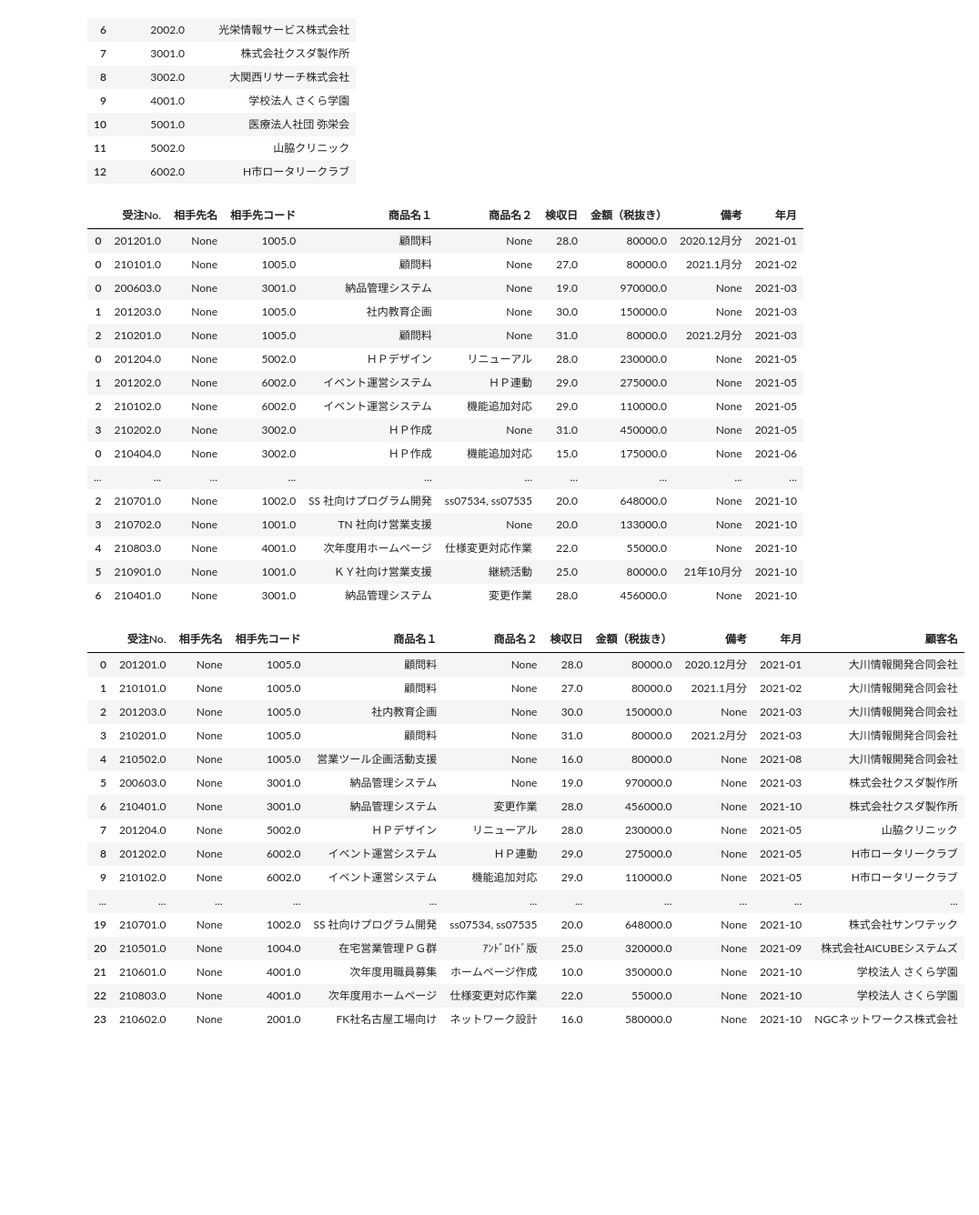
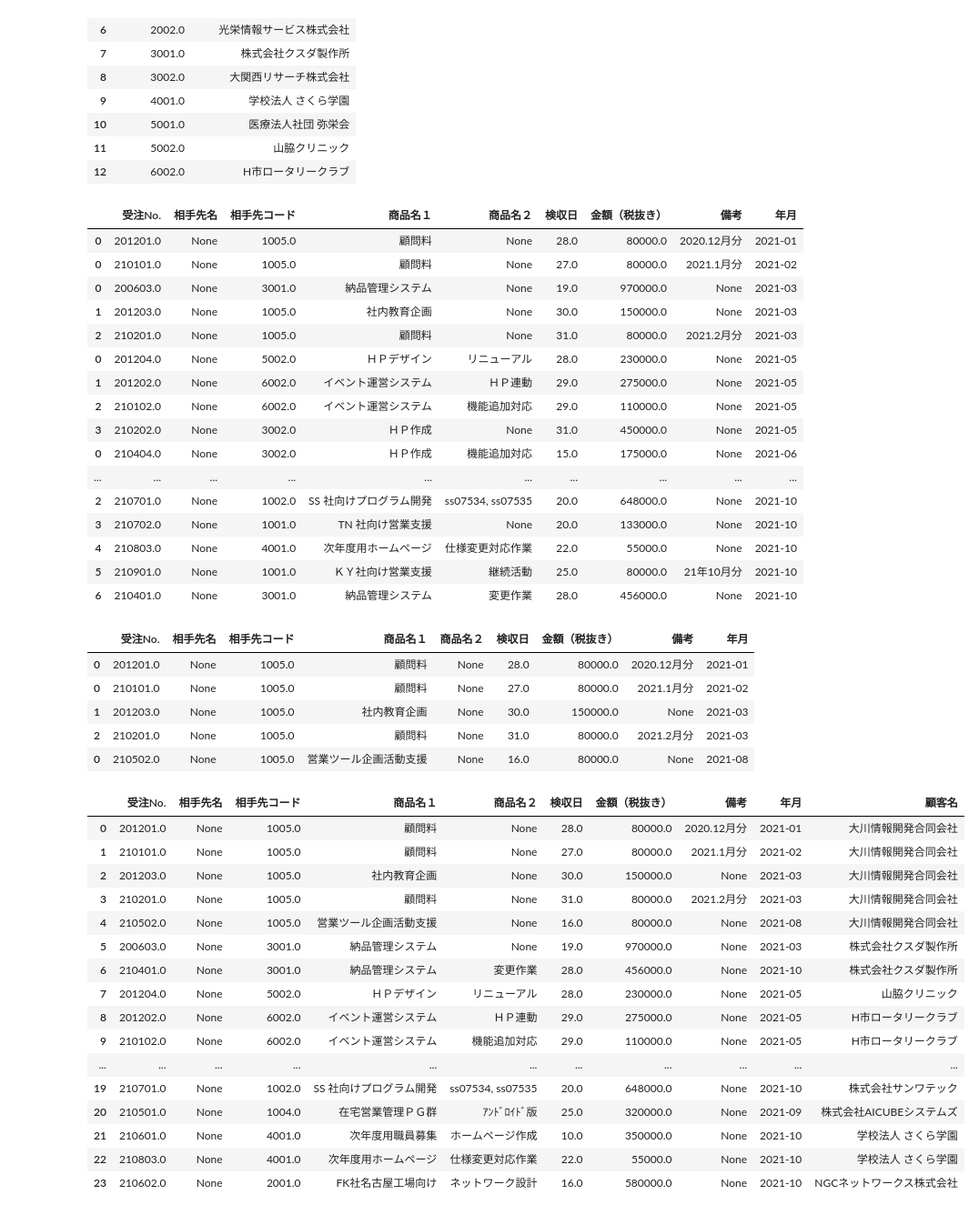
Before and after one commit to Satou-Kazuki/Cloud_Dev_Study, a Jupyter notebook: work/sato-kazuki.ipynb, the cells around one changed output. Shown: that part at 91% size. Saved outputs shown, nothing was run; the diff lists cells and outputs as text; code cells hidden in the pictures; blank space fills up the shorter version.

```diff
--- a/work/sato-kazuki.ipynb
+++ b/work/sato-kazuki.ipynb
@@ -94,51 +94,57 @@ for i,sheet in enumerate(sheet_list):
     #seikyu_df = seikyu_df.set_index('年月',drop = True)
     seikyu_all = pd.concat([seikyu_all, seikyu_df])
 
-display(seikyu_all)
+#display(seikyu_all)
 
 seikyu_sitei = pd.DataFrame()
 
 #seikyu_sitei = seikyu_all[(seikyu_all["相手先コード"] == 1005) &  (seikyu_all["年月"] == "2021-02")]
 seikyu_sitei = seikyu_all[seikyu_all["相手先コード"] == 1005]
 
 #請求一覧、顧客一覧データフレームをマージする。
 merge_df = pd.merge(seikyu_all,cs_df)
 display(seikyu_sitei)
 display(merge_df)
 
 #pprint.pprint(l_2d, width=40)
 # %% [output]
 |  | 受注No. | 相手先名 | 相手先コード | 商品名１ | 商品名２ | 検収日 | 金額（税抜き） | 備考 | 年月 |
 | 0 | 201201.0 | None | 1005.0 | 顧問料 | None | 28.0 | 80000.0 | 2020.12月分 | 2021-01 |
 | 0 | 210101.0 | None | 1005.0 | 顧問料 | None | 27.0 | 80000.0 | 2021.1月分 | 2021-02 |
 | 0 | 200603.0 | None | 3001.0 | 納品管理システム | None | 19.0 | 970000.0 | None | 2021-03 |
 | 1 | 201203.0 | None | 1005.0 | 社内教育企画 | None | 30.0 | 150000.0 | None | 2021-03 |
 | 2 | 210201.0 | None | 1005.0 | 顧問料 | None | 31.0 | 80000.0 | 2021.2月分 | 2021-03 |
 | 0 | 201204.0 | None | 5002.0 | ＨＰデザイン | リニューアル | 28.0 | 230000.0 | None | 2021-05 |
 | 1 | 201202.0 | None | 6002.0 | イベント運営システム | ＨＰ連動 | 29.0 | 275000.0 | None | 2021-05 |
 | 2 | 210102.0 | None | 6002.0 | イベント運営システム | 機能追加対応 | 29.0 | 110000.0 | None | 2021-05 |
 | 3 | 210202.0 | None | 3002.0 | ＨＰ作成 | None | 31.0 | 450000.0 | None | 2021-05 |
 | 0 | 210404.0 | None | 3002.0 | ＨＰ作成 | 機能追加対応 | 15.0 | 175000.0 | None | 2021-06 |
 | ... | ... | ... | ... | ... | ... | ... | ... | ... | ... |
 | 2 | 210701.0 | None | 1002.0 | SS 社向けプログラム開発 | ss07534, ss07535 | 20.0 | 648000.0 | None | 2021-10 |
 | 3 | 210702.0 | None | 1001.0 | TN 社向け営業支援 | None | 20.0 | 133000.0 | None | 2021-10 |
 | 4 | 210803.0 | None | 4001.0 | 次年度用ホームページ | 仕様変更対応作業 | 22.0 | 55000.0 | None | 2021-10 |
 | 5 | 210901.0 | None | 1001.0 | ＫＹ社向け営業支援 | 継続活動 | 25.0 | 80000.0 | 21年10月分 | 2021-10 |
 | 6 | 210401.0 | None | 3001.0 | 納品管理システム | 変更作業 | 28.0 | 456000.0 | None | 2021-10 |
-|  | 受注No. | 相手先名 | 相手先コード | 商品名１ | 商品名２ | 検収日 | 金額（税抜き） | 備考 | 年月 | 顧客名 |
-| 0 | 201201.0 | None | 1005.0 | 顧問料 | None | 28.0 | 80000.0 | 2020.12月分 | 2021-01 | 大川情報開発合同会社 |
-| 1 | 210101.0 | None | 1005.0 | 顧問料 | None | 27.0 | 80000.0 | 2021.1月分 | 2021-02 | 大川情報開発合同会社 |
-| 2 | 201203.0 | None | 1005.0 | 社内教育企画 | None | 30.0 | 150000.0 | None | 2021-03 | 大川情報開発合同会社 |
-| 3 | 210201.0 | None | 1005.0 | 顧問料 | None | 31.0 | 80000.0 | 2021.2月分 | 2021-03 | 大川情報開発合同会社 |
-| 4 | 210502.0 | None | 1005.0 | 営業ツール企画活動支援 | None | 16.0 | 80000.0 | None | 2021-08 | 大川情報開発合同会社 |
-| 5 | 200603.0 | None | 3001.0 | 納品管理システム | None | 19.0 | 970000.0 | None | 2021-03 | 株式会社クスダ製作所 |
-| 6 | 210401.0 | None | 3001.0 | 納品管理システム | 変更作業 | 28.0 | 456000.0 | None | 2021-10 | 株式会社クスダ製作所 |
-| 7 | 201204.0 | None | 5002.0 | ＨＰデザイン | リニューアル | 28.0 | 230000.0 | None | 2021-05 | 山脇クリニック |
-| 8 | 201202.0 | None | 6002.0 | イベント運営システム | ＨＰ連動 | 29.0 | 275000.0 | None | 2021-05 | H市ロータリークラブ |
-| 9 | 210102.0 | None | 6002.0 | イベント運営システム | 機能追加対応 | 29.0 | 110000.0 | None | 2021-05 | H市ロータリークラブ |
-| ... | ... | ... | ... | ... | ... | ... | ... | ... | ... | ... |
-| 19 | 210701.0 | None | 1002.0 | SS 社向けプログラム開発 | ss07534, ss07535 | 20.0 | 648000.0 | None | 2021-10 | 株式会社サンワテック |
-| 20 | 210501.0 | None | 1004.0 | 在宅営業管理ＰＧ群 | ｱﾝﾄﾞﾛｲﾄﾞ版 | 25.0 | 320000.0 | None | 2021-09 | 株式会社AICUBEシステムズ |
-| 21 | 210601.0 | None | 4001.0 | 次年度用職員募集 | ホームページ作成 | 10.0 | 350000.0 | None | 2021-10 | 学校法人 さくら学園 |
-| 22 | 210803.0 | None | 4001.0 | 次年度用ホームページ | 仕様変更対応作業 | 22.0 | 55000.0 | None | 2021-10 | 学校法人 さくら学園 |
-| 23 | 210602.0 | None | 2001.0 | FK社名古屋工場向け | ネットワーク設計 | 16.0 | 580000.0 | None | 2021-10 | NGCネットワークス株式会社 |
+|  | 受注No. | 相手先名 | 相手先コード | 商品名１ | 商品名２ | 検収日 | 金額（税抜き） | 備考 | 年月 |
+| 0 | 201201.0 | None | 1005.0 | 顧問料 | None | 28.0 | 80000.0 | 2020.12月分 | 2021-01 |
+| 0 | 210101.0 | None | 1005.0 | 顧問料 | None | 27.0 | 80000.0 | 2021.1月分 | 2021-02 |
+| 1 | 201203.0 | None | 1005.0 | 社内教育企画 | None | 30.0 | 150000.0 | None | 2021-03 |
+| 2 | 210201.0 | None | 1005.0 | 顧問料 | None | 31.0 | 80000.0 | 2021.2月分 | 2021-03 |
+| 0 | 210502.0 | None | 1005.0 | 営業ツール企画活動支援 | None | 16.0 | 80000.0 | None | 2021-08 |
+|  | 受注No. | 相手先名 | 相手先コード | 商品名１ | 商品名２ | 検収日 | 金額（税抜き） | 備考 | 年月 | 顧客名 |
+| 0 | 201201.0 | None | 1005.0 | 顧問料 | None | 28.0 | 80000.0 | 2020.12月分 | 2021-01 | 大川情報開発合同会社 |
+| 1 | 210101.0 | None | 1005.0 | 顧問料 | None | 27.0 | 80000.0 | 2021.1月分 | 2021-02 | 大川情報開発合同会社 |
+| 2 | 201203.0 | None | 1005.0 | 社内教育企画 | None | 30.0 | 150000.0 | None | 2021-03 | 大川情報開発合同会社 |
+| 3 | 210201.0 | None | 1005.0 | 顧問料 | None | 31.0 | 80000.0 | 2021.2月分 | 2021-03 | 大川情報開発合同会社 |
+| 4 | 210502.0 | None | 1005.0 | 営業ツール企画活動支援 | None | 16.0 | 80000.0 | None | 2021-08 | 大川情報開発合同会社 |
+| 5 | 200603.0 | None | 3001.0 | 納品管理システム | None | 19.0 | 970000.0 | None | 2021-03 | 株式会社クスダ製作所 |
+| 6 | 210401.0 | None | 3001.0 | 納品管理システム | 変更作業 | 28.0 | 456000.0 | None | 2021-10 | 株式会社クスダ製作所 |
+| 7 | 201204.0 | None | 5002.0 | ＨＰデザイン | リニューアル | 28.0 | 230000.0 | None | 2021-05 | 山脇クリニック |
+| 8 | 201202.0 | None | 6002.0 | イベント運営システム | ＨＰ連動 | 29.0 | 275000.0 | None | 2021-05 | H市ロータリークラブ |
+| 9 | 210102.0 | None | 6002.0 | イベント運営システム | 機能追加対応 | 29.0 | 110000.0 | None | 2021-05 | H市ロータリークラブ |
+| ... | ... | ... | ... | ... | ... | ... | ... | ... | ... | ... |
+| 19 | 210701.0 | None | 1002.0 | SS 社向けプログラム開発 | ss07534, ss07535 | 20.0 | 648000.0 | None | 2021-10 | 株式会社サンワテック |
+| 20 | 210501.0 | None | 1004.0 | 在宅営業管理ＰＧ群 | ｱﾝﾄﾞﾛｲﾄﾞ版 | 25.0 | 320000.0 | None | 2021-09 | 株式会社AICUBEシステムズ |
+| 21 | 210601.0 | None | 4001.0 | 次年度用職員募集 | ホームページ作成 | 10.0 | 350000.0 | None | 2021-10 | 学校法人 さくら学園 |
+| 22 | 210803.0 | None | 4001.0 | 次年度用ホームページ | 仕様変更対応作業 | 22.0 | 55000.0 | None | 2021-10 | 学校法人 さくら学園 |
+| 23 | 210602.0 | None | 2001.0 | FK社名古屋工場向け | ネットワーク設計 | 16.0 | 580000.0 | None | 2021-10 | NGCネットワークス株式会社 |
```
